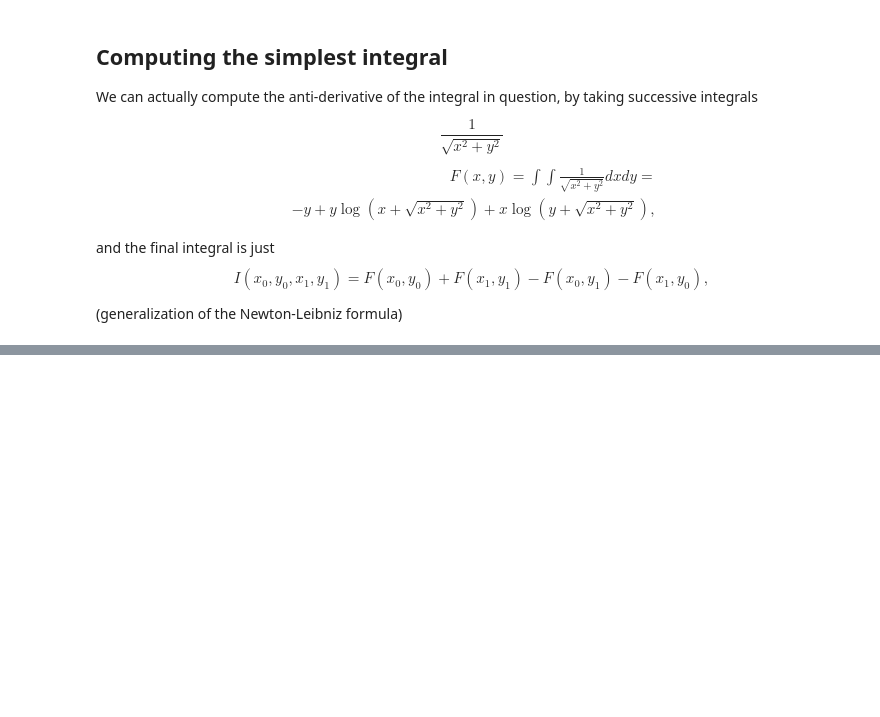
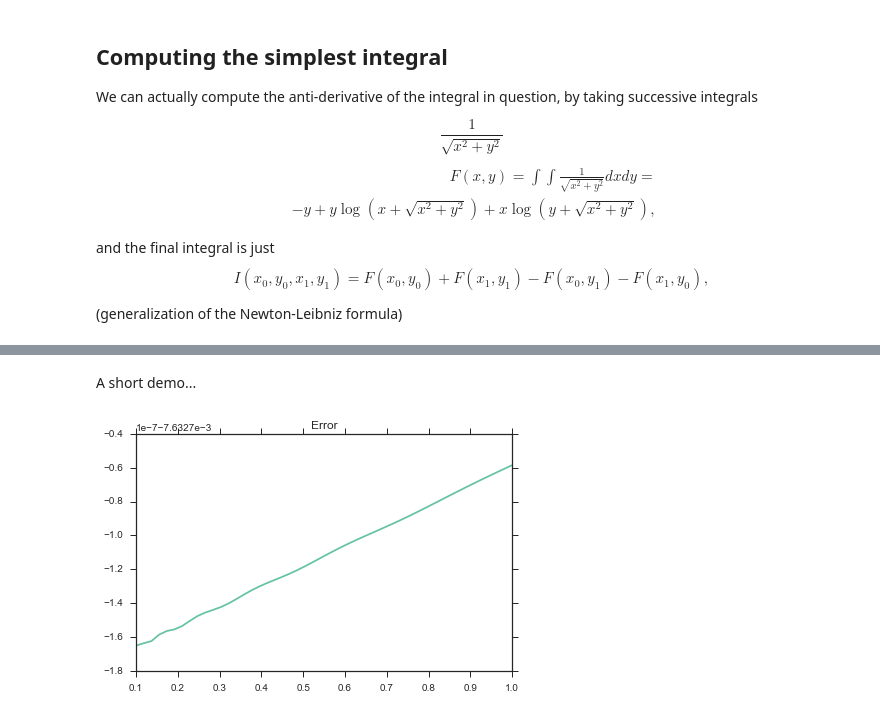
Before and after one commit to oseledets/fastpde2016, a Jupyter notebook: Lecture-2.ipynb, the cells around one changed output, grey strips where cells are left out. Cells and saved outputs as stored; diff of their text form; code cells hidden in the pictures; blank space fills up the shorter version.

```diff
--- a/Lecture-2.ipynb
+++ b/Lecture-2.ipynb
@@ -164,0 +239,33 @@ $$
+# %% [markdown]
+A short demo...
+# %%
+import numpy as np
+import math
+import matplotlib.pyplot as plt
+import seaborn as sns
+sns.set(style='ticks', palette='Set2')
+sns.despine()
+%matplotlib inline
+a = -10
+b = 20
+n = 70
+t = np.linspace(a, b, n)
+h = t[1] - t[0]
+w = np.ones(n) * h
+w[0] = h/2
+w[n-1] = h/2
+w = w * np.exp(0.5 * t)/np.sqrt(math.pi)
+ps = np.exp(t)
+x = np.linspace(0.1, 1)
+fun = 1.0/np.sqrt(x)
+appr = 0 * x
+for i in xrange(n):
+    appr = appr + w[i] * np.exp(-(x) * ps[i])
+#plt.plot(x, fun)
+ax = plt.subplot(1, 1, 1)
+ax.plot(x, appr - fun)
+#ax.set_title('Approximation error by %d Gaussians' % n)
+ax.set_title('Error')
+plt.tight_layout(.8)
+# %% [output]
+[figure, added]
```
Also changed, not shown: parts of 19 cells of this notebook.
